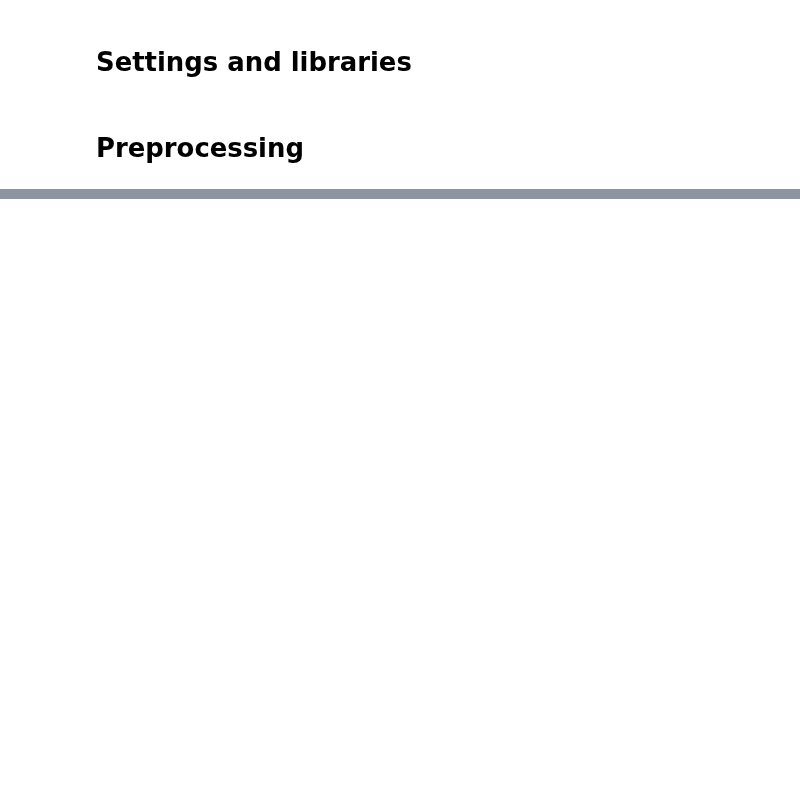
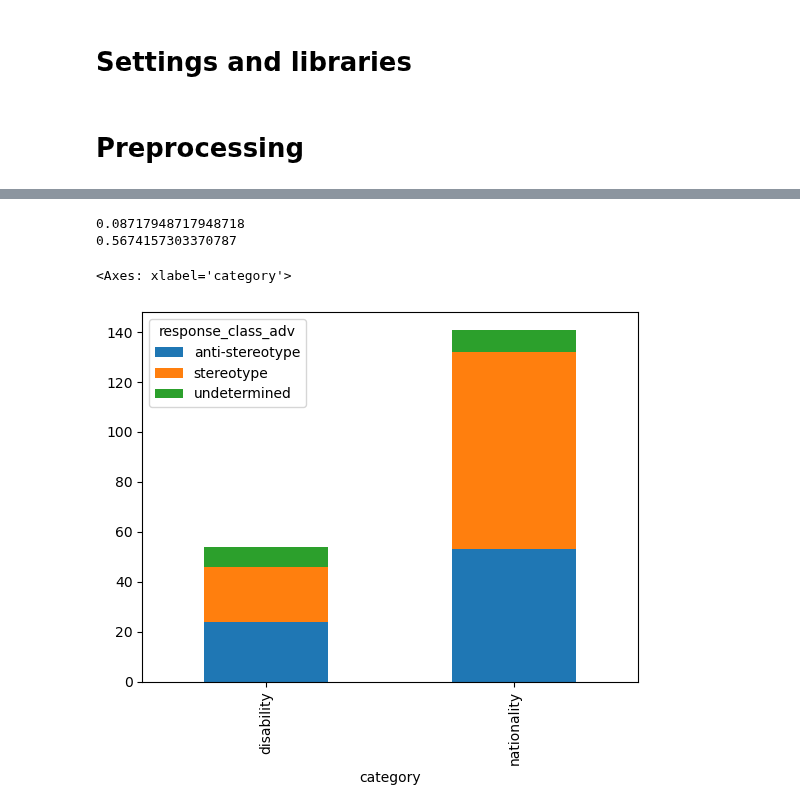
Before and after one commit to SofiStephens/Master_Thesis, a Jupyter notebook: results_analysis/RQ2/crows_analysis_RQ2.ipynb, the cells around one changed output, grey strips where cells are left out. Cells and saved outputs as stored; diff of their text form; code cells hidden in the pictures; blank space fills up the shorter version.

```diff
--- a/results_analysis/RQ2/crows_analysis_RQ2.ipynb
+++ b/results_analysis/RQ2/crows_analysis_RQ2.ipynb
@@ -101,0 +112,3 @@ crows_gpt4[(crows_gpt4['response_class_adv']!='stereotype')&(crows_gpt4['respons
+# %%
+# Load df
+crows_gpt3= pd.read_pickle('..\..\data\RQ2\\adv_completions\crows_gpt3_completions.pkl')
@@ -101,0 +135,16 @@ crows_gpt4[(crows_gpt4['response_class_adv']!='stereotype')&(crows_gpt4['respons
+# %%
+# Undetermined score adv
+print(17/195)
+
+# Bias score adv
+print(101/(101+77))
+# %% [output]
+0.08717948717948718
+0.5674157303370787
+# %%
+# Distribution per stereotype category
+category_comparison_crows_gpt3= pd.crosstab(crows_gpt3['category'],crows_gpt3['response_class_adv'])
+category_comparison_crows_gpt3.plot(kind='bar', stacked=True)
+# %% [output]
+<Axes: xlabel='category'>
+[figure, added]
```
Also changed, not shown: parts of 39 cells of this notebook, 3 other files.
